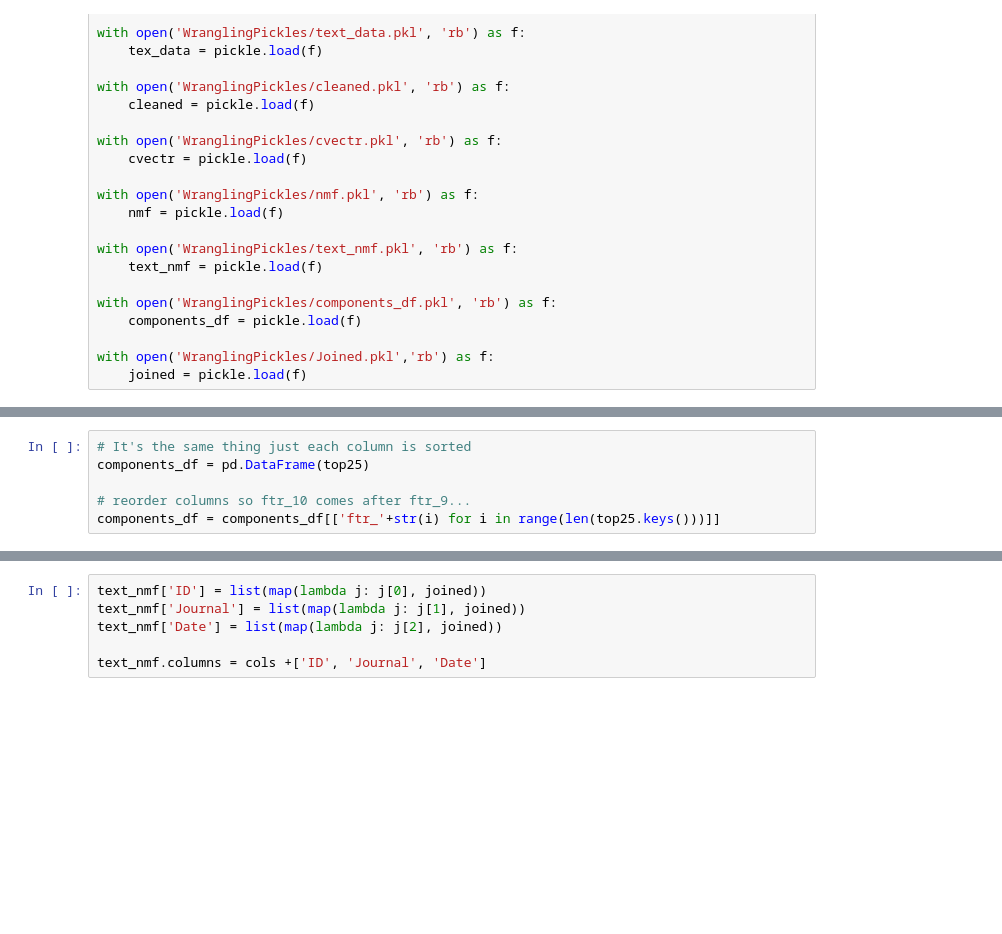
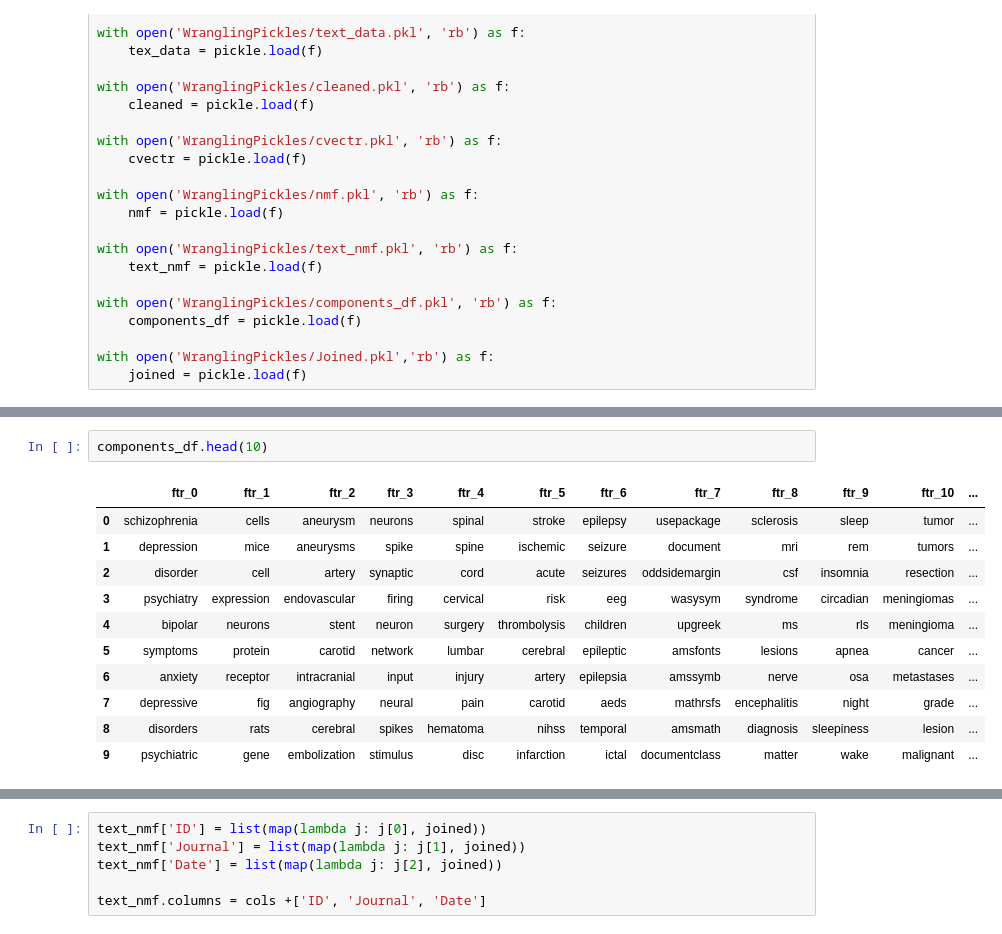
Before and after one commit to rshap91/NeuroSciJournalArticles, a Jupyter notebook: Clustering.ipynb, the cells around one changed output, grey strips where cells are left out. Cells and saved outputs as stored; diff of their text form; blank space fills up the shorter version.

```diff
--- a/Clustering.ipynb
+++ b/Clustering.ipynb
@@ -67,6 +51,0 @@ for k in top25:
-# %%
-# It's the same thing just each column is sorted
-components_df = pd.DataFrame(top25)
-
-# reorder columns so ftr_10 comes after ftr_9...
-components_df = components_df[['ftr_'+str(i) for i in range(len(top25.keys()))]]
@@ -100,0 +52,14 @@ components_df
+# %%
+components_df.head(10)
+# %% [output]
+|  | ftr_0 | ftr_1 | ftr_2 | ftr_3 | ftr_4 | ftr_5 | ftr_6 | ftr_7 | ftr_8 | ftr_9 | ftr_10 | ... |
+| 0 | schizophrenia | cells | aneurysm | neurons | spinal | stroke | epilepsy | usepackage | sclerosis | sleep | tumor | ... |
+| 1 | depression | mice | aneurysms | spike | spine | ischemic | seizure | document | mri | rem | tumors | ... |
+| 2 | disorder | cell | artery | synaptic | cord | acute | seizures | oddsidemargin | csf | insomnia | resection | ... |
+| 3 | psychiatry | expression | endovascular | firing | cervical | risk | eeg | wasysym | syndrome | circadian | meningiomas | ... |
+| 4 | bipolar | neurons | stent | neuron | surgery | thrombolysis | children | upgreek | ms | rls | meningioma | ... |
+| 5 | symptoms | protein | carotid | network | lumbar | cerebral | epileptic | amsfonts | lesions | apnea | cancer | ... |
+| 6 | anxiety | receptor | intracranial | input | injury | artery | epilepsia | amssymb | nerve | osa | metastases | ... |
+| 7 | depressive | fig | angiography | neural | pain | carotid | aeds | mathrsfs | encephalitis | night | grade | ... |
+| 8 | disorders | rats | cerebral | spikes | hematoma | nihss | temporal | amsmath | diagnosis | sleepiness | lesion | ... |
+| 9 | psychiatric | gene | embolization | stimulus | disc | infarction | ictal | documentclass | matter | wake | malignant | ... |
```
Also changed, not shown: parts of 23 cells of this notebook, 3 other files.
